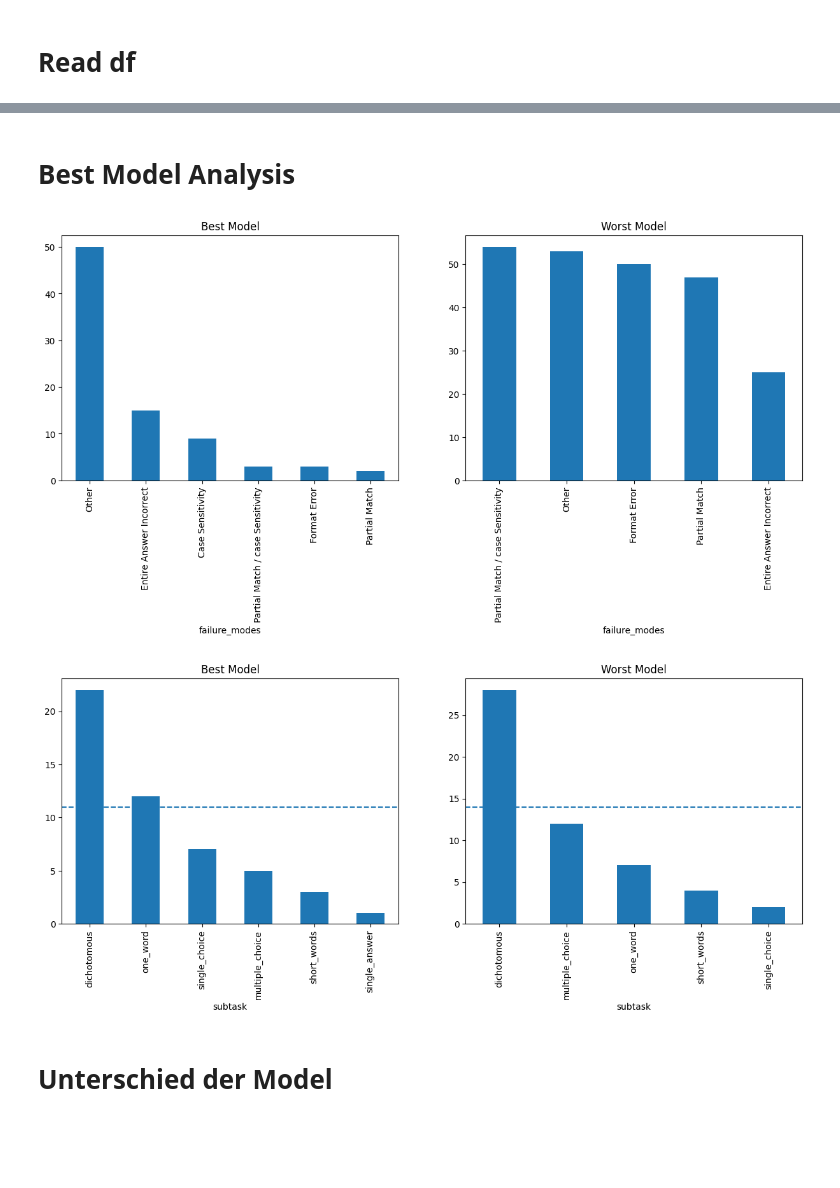
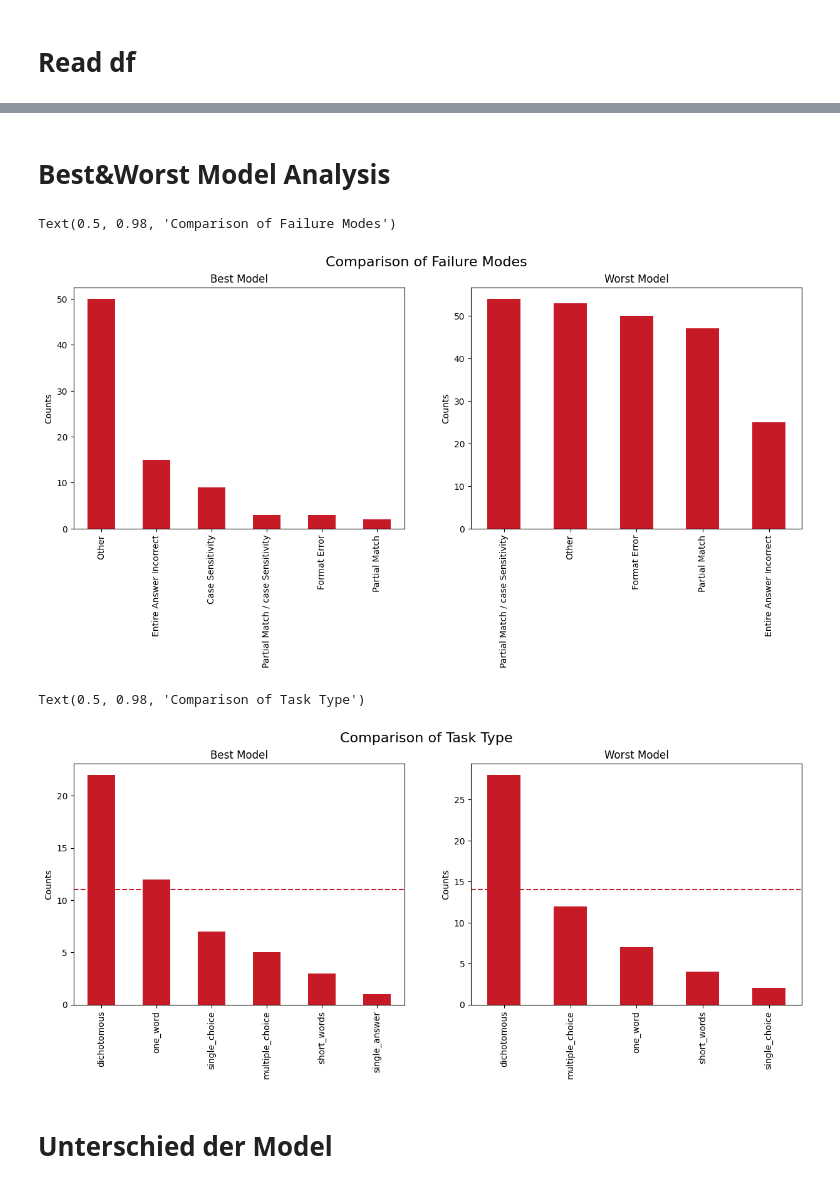
Before and after one commit to biocypher/biochatter, a Jupyter notebook: benchmark/Data_Analysis.ipynb, the cells around one changed output, grey strips where cells are left out. Drawn from its saved outputs; the diff is of its cells as text; code cells hidden in the pictures; blank space fills up the shorter version.

```diff
--- a/benchmark/Data_Analysis.ipynb
+++ b/benchmark/Data_Analysis.ipynb
@@ -11,11 +13,11 @@ medical_failure = pd.read_csv("results/medical_exam_failure_modes.csv")
 
 
 # Data Cleaning/ Removing models do to deprecation
-dpr = ["gpt-3.5-turbo-0613", "gpt-3.5-turbo-0613"]
+dpr = ["gpt-3.5-turbo-0613"]
 for model in dpr:
     medical = medical.drop(medical.query("model_name == @model").index)
     medical_failure = medical_failure.drop(medical_failure.query("model_name == @model").index)
 
 
-display(medical.query("subtask == 'dichotomous:biochemistry:de'"))
-display(medical_failure.query("subtask == 'dichotomous:biochemistry:de'"))
+#display(medical.query("subtask == 'dichotomous:biochemistry:de'"))
+#display(medical_failure.query("subtask == 'dichotomous:biochemistry:de'"))
@@ -132,30 +130,39 @@ worst_model = df.iloc[0]
 best_model_name = best_model.iloc[0]
 worst_model_name = worst_model.iloc[0]
 # %% [markdown]
-# Best Model Analysis
+# Best&Worst Model Analysis
 # %%
 dfs = []
 titels = ["Best", "Worst"]
 
 dfs.append(medical_failure.query("model_name == @best_model_name"))
 dfs.append(medical_failure.query("model_name == @worst_model_name"))
 
 fig, ax = plt.subplots(1,2, figsize=(15,5))
 for i, df in enumerate(dfs):
     failure_mode_count = df["failure_modes"].value_counts()
-    failure_mode_count.plot.bar(ax=ax[i], title=f"{titels[i]} Model")
+    failure_mode_count.plot.bar(ax=ax[i], title=f"{titels[i]} Model", color="#c61a27")
+    ax[i].set_xlabel("")
+    ax[i].set_ylabel("Counts")
+fig.suptitle('Comparison of Failure Modes', fontsize=16)
 # %% [output]
+Text(0.5, 0.98, 'Comparison of Failure Modes')
-[figure, old version]
+[figure, new version]
 # %%
 fig, ax = plt.subplots(1,2, figsize=(15,5))
 for i, df in enumerate(dfs):
     question_type =  df.query("failure_modes == 'Other'")
     question_type = question_type['subtask'].str.split(':').str[0]
     subtask_counts = question_type.value_counts()
-    subtask_counts.plot.bar(ax=ax[i], title=f"{titels[i]} Model")
+    subtask_counts.plot.bar(ax=ax[i], title=f"{titels[i]} Model", color="#c61a27")
     y_hline = subtask_counts.max() / 2
-    ax[i].axhline(y=y_hline, linestyle="--")
+    ax[i].axhline(y=y_hline, linestyle="--", color="#c61a27")
+
+    ax[i].set_xlabel("")
+    ax[i].set_ylabel("Counts")
+fig.suptitle('Comparison of Task Type', fontsize=16)
 # %% [output]
+Text(0.5, 0.98, 'Comparison of Task Type')
-[figure, old version]
+[figure, new version]
 # %% [markdown]
 # Unterschied der Model
```
Also changed, not shown: parts of 10 cells of this notebook.
